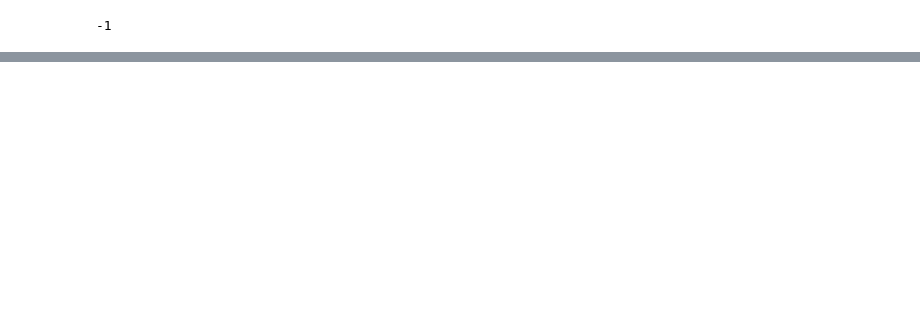
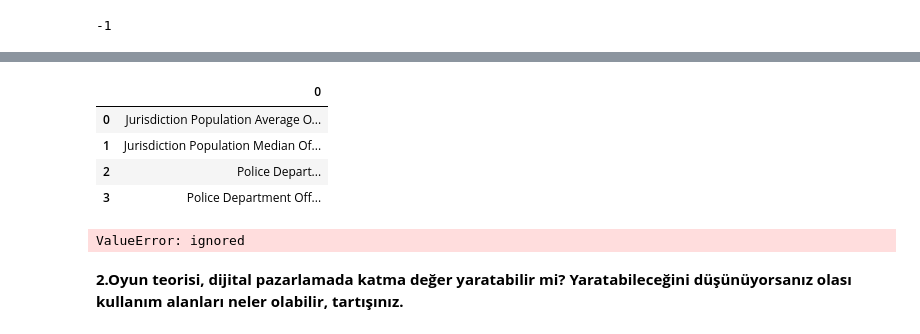
Before and after one commit to eildes06/02_DS_DATA_SCIENCE, a Jupyter notebook: churn_prediction.ipynb, the cells around one changed output, grey strips where cells are left out. Drawn from its saved outputs; the diff is of its cells as text; code cells hidden in the pictures; blank space fills up the shorter version.

```diff
--- a/churn_prediction.ipynb
+++ b/churn_prediction.ipynb
@@ -1122,0 +1264,17 @@ AttributeError: ignored
+# %%
+dfp=pd.DataFrame(table_MN)
+# %%
+dfp
+# %% [output]
+|  | 0 |
+| 0 | Jurisdiction Population Average O... |
+| 1 | Jurisdiction Population Median Of... |
+| 2 | Police Depart... |
+| 3 | Police Department Off... |
+# %%
+table_MN = pd.read_html('https://www.governing.com/archive/police-officers-per-capita-rates-employment-for-city-departments.html', match='2015 Police Employee Data')
+# %% [output]
+ValueError: ignored
+# %% [markdown]
+**2.Oyun teorisi, dijital pazarlamada katma değer yaratabilir mi? Yaratabileceğini düşünüyorsanız olası kullanım alanları neler
+olabilir, tartışınız.**
```
Also changed, not shown: parts of 72 cells of this notebook.
